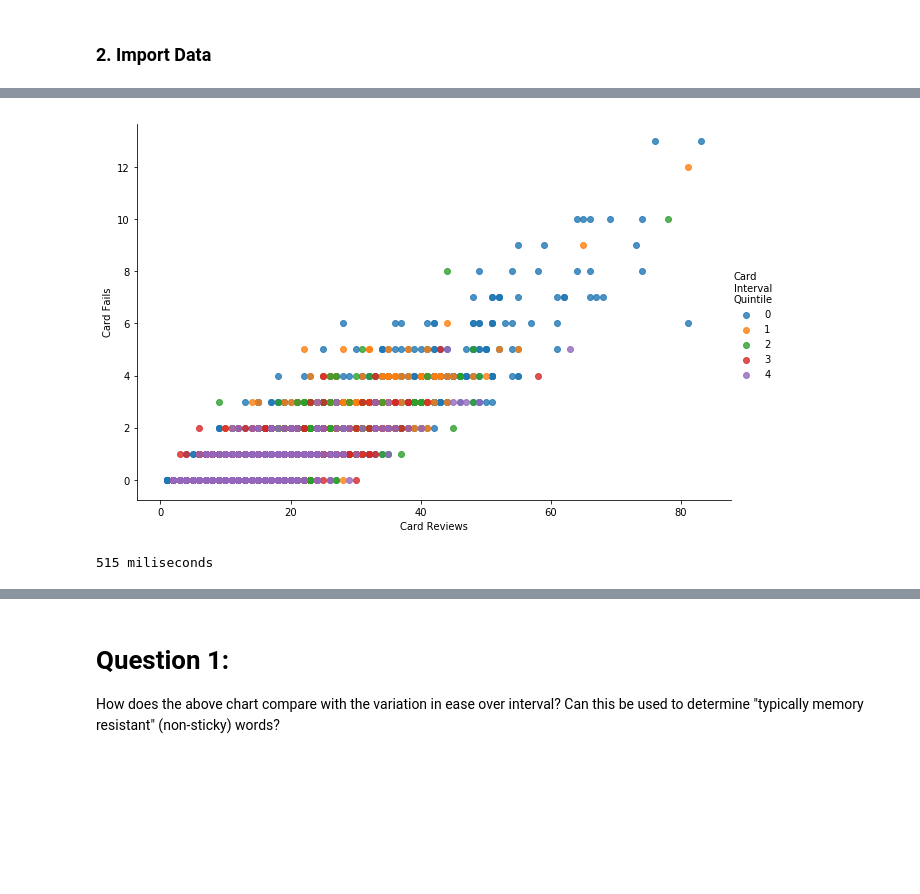
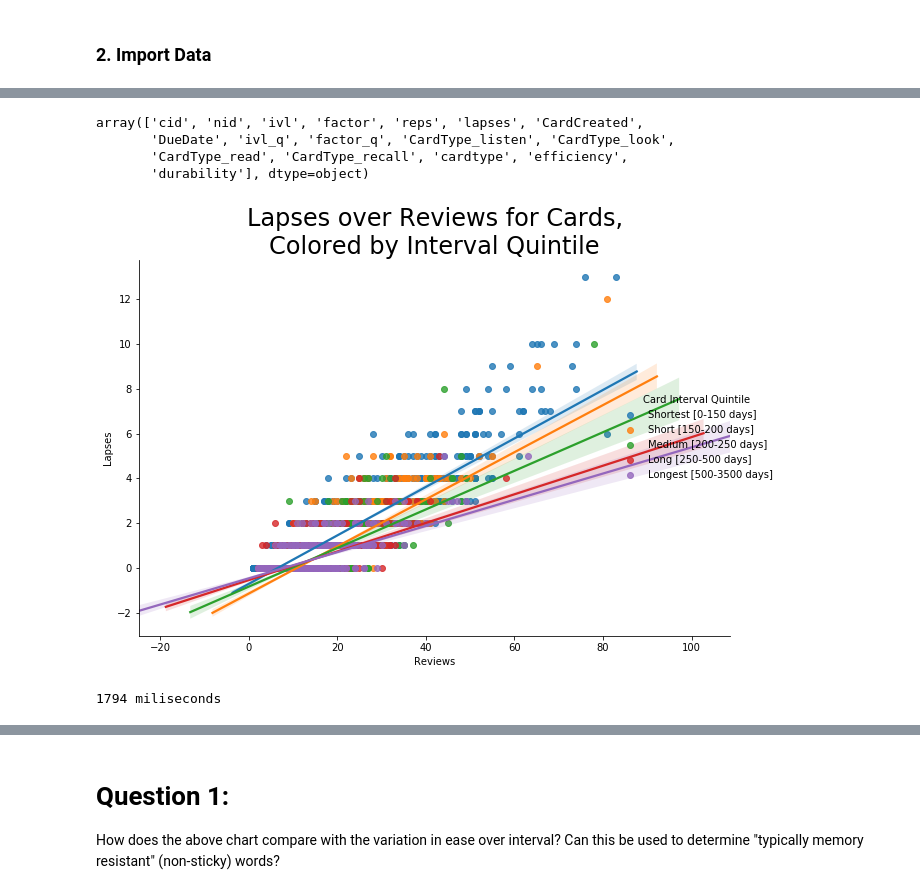
Before and after one commit to avidrucker/vocab-analysis, a Jupyter notebook: section_4_visualize_the_data.ipynb, the cells around one changed output, grey strips where cells are left out. Drawn from its saved outputs; the diff is of its cells as text; code cells hidden in the pictures; blank space fills up the shorter version.

```diff
--- a/section_4_visualize_the_data.ipynb
+++ b/section_4_visualize_the_data.ipynb
@@ -86,24 +101,39 @@ df_cards = pd.read_csv(cards_location, index_col=[0])
+# %%
+df_cards.columns.values
+# %% [output]
+array(['cid', 'nid', 'ivl', 'factor', 'reps', 'lapses', 'CardCreated',
+       'DueDate', 'ivl_q', 'factor_q', 'CardType_listen', 'CardType_look',
+       'CardType_read', 'CardType_recall', 'cardtype', 'efficiency',
+       'durability'], dtype=object)
 # %%
 #make a scatterplot
 #todo: give this graph a title
 #todo: rename "lapses" & "reps" to be "Forgot Count" and "Review Count"
 # graph 001
 #todo: increase in size, make sure data points are not obscured
 def stuff_1():
     ax = sns.lmplot(x='reps', y='lapses', height=6, aspect=1.5, data=df_cards,
-                    fit_reg=False, #remove regression line
+                    fit_reg=True, #remove regression line
                     hue='ivl_q',
                     legend_out = True
                    )
-    ax.set(xlabel='Card Reviews', ylabel='Card Fails')
-    new_title = 'Card\nInterval\nQuintile'
+    ax.set(xlabel='Reviews', ylabel='Lapses')
+    new_title = 'Card Interval Quintile'
     ax._legend.set_title(new_title)
+
+    new_labels = ['Shortest [0-150 days]', 'Short [150-200 days]','Medium [200-250 days]','Long [250-500 days]','Longest [500-3500 days]']
+    for t, l in zip(ax._legend.texts, new_labels):
+        t.set_text(l)
+
+    # increase font size of a title
+    # https://stackoverflow.com/questions/25036699/how-to-increase-plt-title-font-size/25037902
+    plt.title('Lapses over Reviews for Cards,\nColored by Interval Quintile', fontsize=24)
     plt.show()
 
 time_it(stuff_1)
 # %% [output]
-[figure, old version]
+[figure, new version]
-515 miliseconds
+1794 miliseconds
 # %%
 # graph 002
 # by comparing repetition count to memory interval,
```
Also changed, not shown: parts of 27 cells of this notebook, 3 other files.
